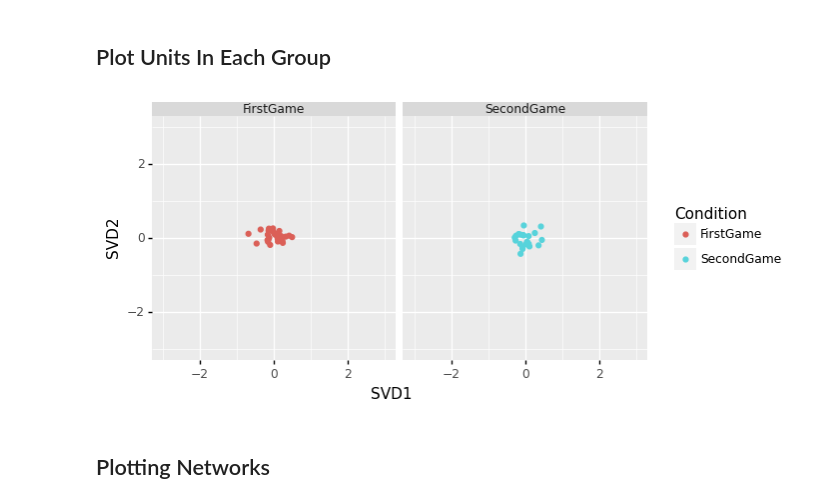
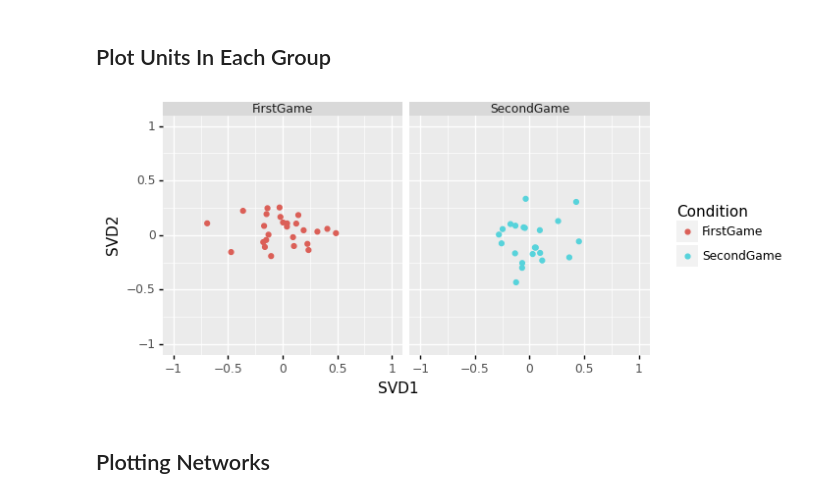
Before and after one commit to EducationalSciences693/ENAPY, a Jupyter notebook: examples/ena.ipynb, the cells around one changed output. Cells and saved outputs as stored; diff of their text form; code cells hidden in the pictures.

```diff
--- a/examples/ena.ipynb
+++ b/examples/ena.ipynb
@@ -66,19 +66,19 @@ enaset = rENA.ena_make_set(
 # %%
 points = enaset.rx2('points')
 
 df_points1 = points.loc[points['Condition'] == "FirstGame"]
 df_points2 = points.loc[points['Condition'] == "SecondGame"]
 ### Subset rotated points for the first condition
 first_game_points = df_points1.drop(columns=['ENA_UNIT','Condition','UserName', 'CONFIDENCE.Change', 'CONFIDENCE.Pre', 'CONFIDENCE.Post', "C.Change"])
 ### Subset rotated points for the second condition
 second_game_points = df_points2.drop(columns=['ENA_UNIT','Condition','UserName',  'CONFIDENCE.Change', 'CONFIDENCE.Pre', 'CONFIDENCE.Post', "C.Change"])
 
 plot = ggplot(data=points)
 plot += geom_point(mapping=aes(x="SVD1", y="SVD2", color="Condition"))
-plot += coord_fixed(ratio=1, xlim=(-3, 3), ylim=(-3, 3))
+plot += coord_fixed(ratio=1, xlim=(-1, 1), ylim=(-1, 1))
 plot += facet_wrap("Condition")
 print(plot)
 # %% [output]
-[figure, old version]
+[figure, new version]
 # %% [markdown]
 ## Plotting Networks
```
Also changed, not shown: parts of 2 cells of this notebook.
